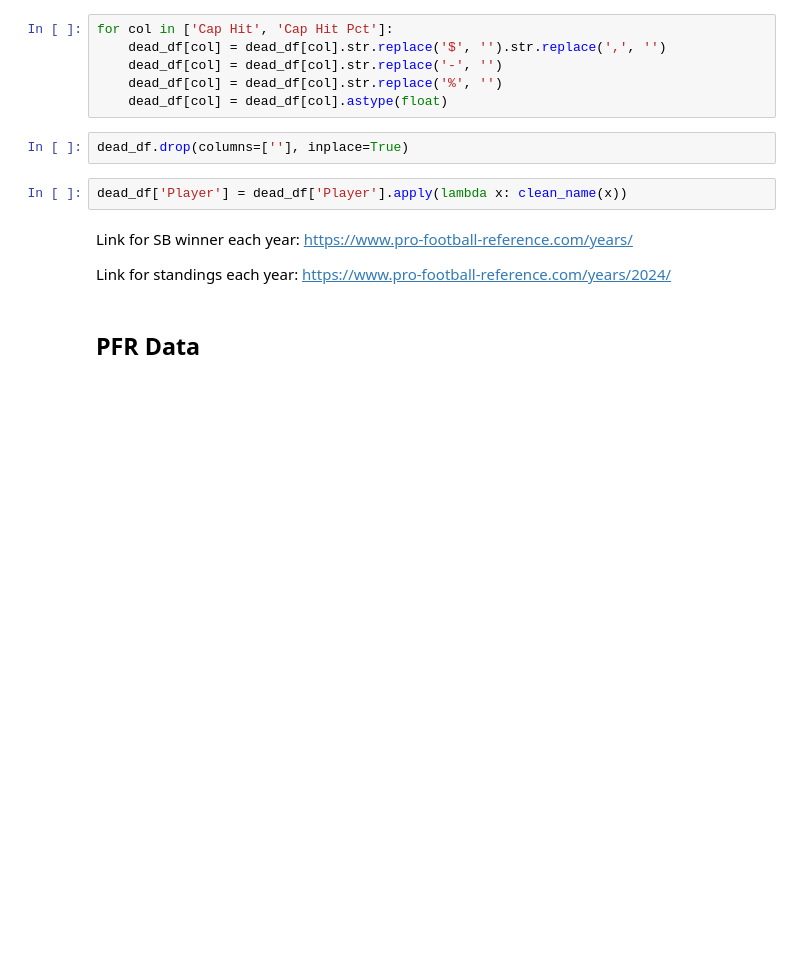
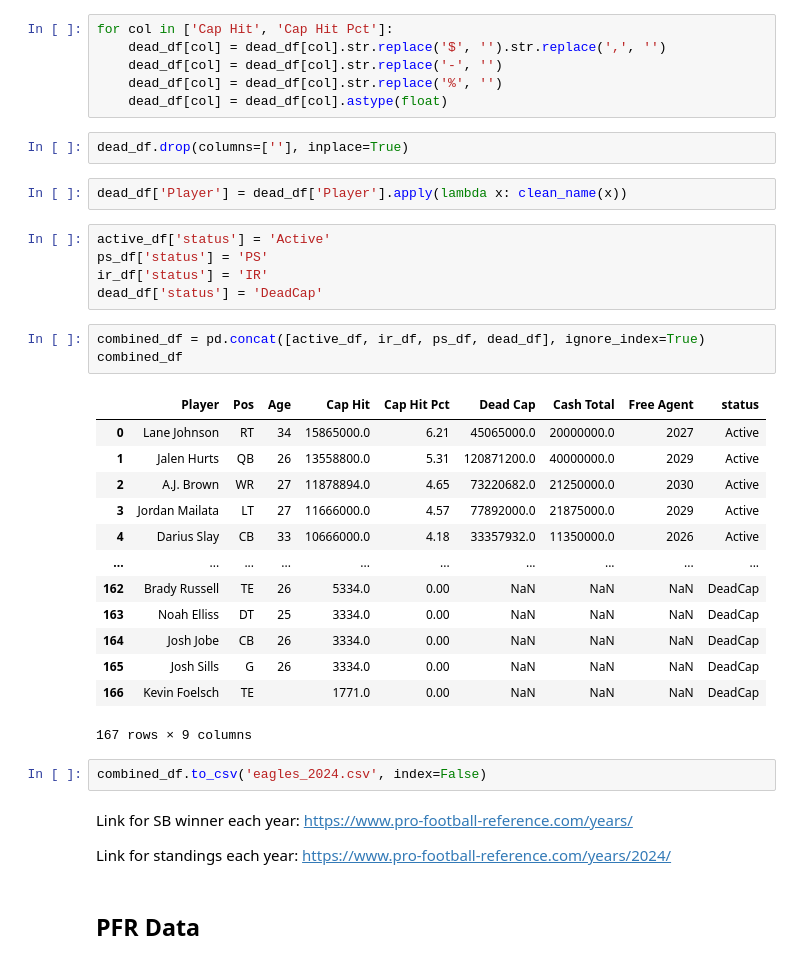
Before and after one commit to arnavk377/AllCap, a Jupyter notebook: data_collection/scrapbook.ipynb, the cells around one changed output. Drawn from its saved outputs; the diff is of its cells as text; blank space fills up the shorter version.

Commit message:
eagles data

```diff
--- a/data_collection/scrapbook.ipynb
+++ b/data_collection/scrapbook.ipynb
@@ -321,6 +319,30 @@ for col in ['Cap Hit', 'Cap Hit Pct']:
 dead_df.drop(columns=[''], inplace=True)
 # %%
 dead_df['Player'] = dead_df['Player'].apply(lambda x: clean_name(x))
+# %%
+active_df['status'] = 'Active'
+ps_df['status'] = 'PS'
+ir_df['status'] = 'IR'
+dead_df['status'] = 'DeadCap'
+# %%
+combined_df = pd.concat([active_df, ir_df, ps_df, dead_df], ignore_index=True)
+combined_df
+# %% [output]
+|  | Player | Pos | Age | Cap Hit | Cap Hit Pct | Dead Cap | Cash Total | Free Agent | status |
+| 0 | Lane Johnson | RT | 34 | 15865000.0 | 6.21 | 45065000.0 | 20000000.0 | 2027 | Active |
+| 1 | Jalen Hurts | QB | 26 | 13558800.0 | 5.31 | 120871200.0 | 40000000.0 | 2029 | Active |
+| 2 | A.J. Brown | WR | 27 | 11878894.0 | 4.65 | 73220682.0 | 21250000.0 | 2030 | Active |
+| 3 | Jordan Mailata | LT | 27 | 11666000.0 | 4.57 | 77892000.0 | 21875000.0 | 2029 | Active |
+| 4 | Darius Slay | CB | 33 | 10666000.0 | 4.18 | 33357932.0 | 11350000.0 | 2026 | Active |
+| ... | ... | ... | ... | ... | ... | ... | ... | ... | ... |
+| 162 | Brady Russell | TE | 26 | 5334.0 | 0.00 | NaN | NaN | NaN | DeadCap |
+| 163 | Noah Elliss | DT | 25 | 3334.0 | 0.00 | NaN | NaN | NaN | DeadCap |
+| 164 | Josh Jobe | CB | 26 | 3334.0 | 0.00 | NaN | NaN | NaN | DeadCap |
+| 165 | Josh Sills | G | 26 | 3334.0 | 0.00 | NaN | NaN | NaN | DeadCap |
+| 166 | Kevin Foelsch | TE |  | 1771.0 | 0.00 | NaN | NaN | NaN | DeadCap |
+167 rows × 9 columns
+# %%
+combined_df.to_csv('eagles_2024.csv', index=False)
 # %% [markdown]
 Link for SB winner each year: https://www.pro-football-reference.com/years/
 
```
Also changed, not shown: parts of 9 cells of this notebook, 4 other files.
